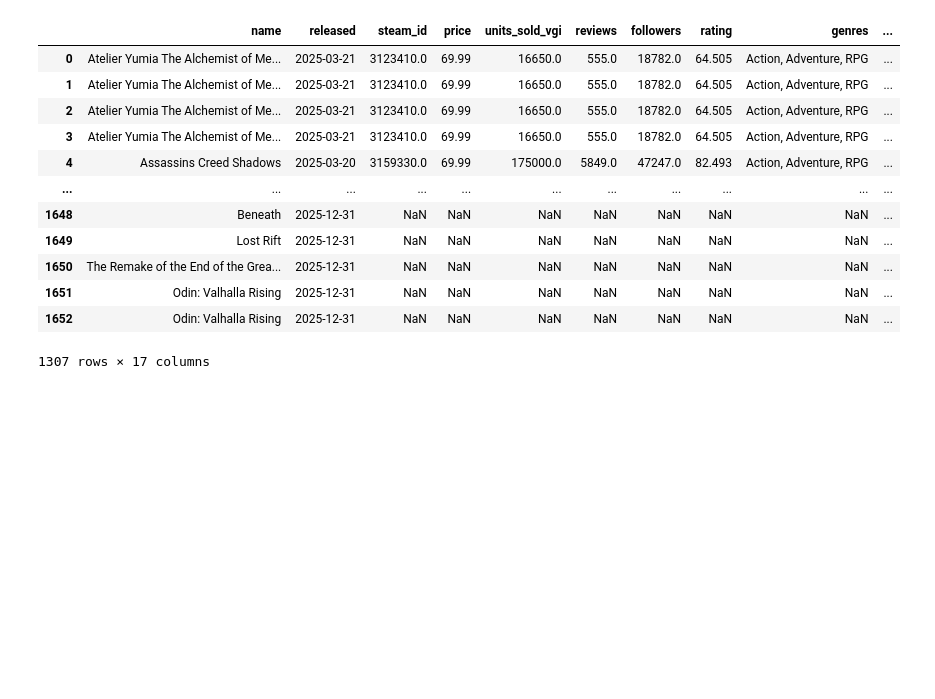
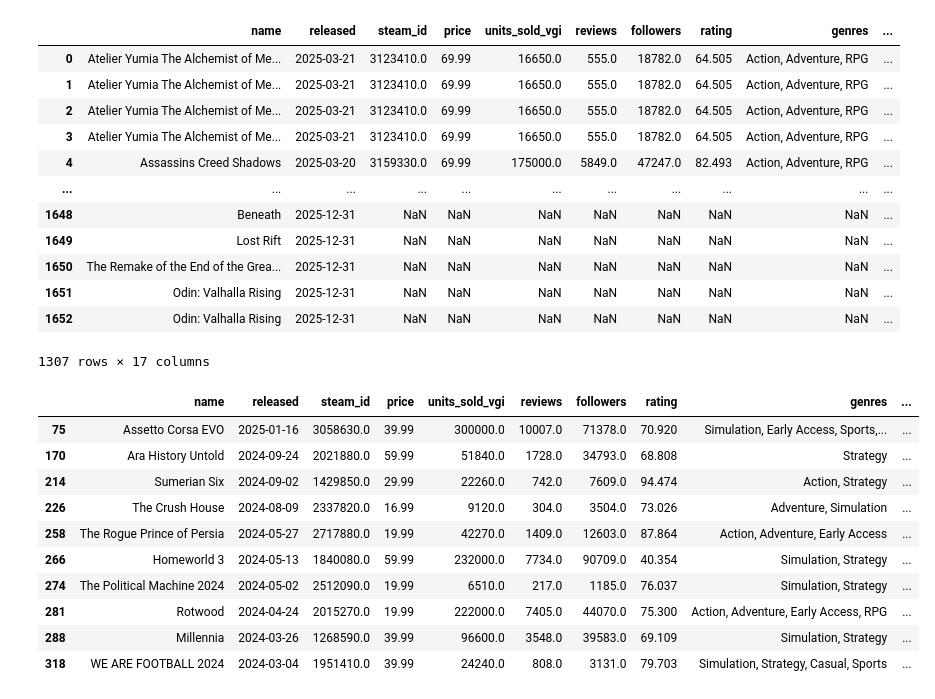
Before and after one commit to rublivsky/Room8Group, a Jupyter notebook: TestTask/Notebooks/split_platform.ipynb, the cells around one changed output. Drawn from its saved outputs; the diff is of its cells as text; code cells hidden in the pictures; blank space fills up the shorter version.

```diff
--- a/TestTask/Notebooks/split_platform.ipynb
+++ b/TestTask/Notebooks/split_platform.ipynb
@@ -98,0 +99,22 @@ df_platforms.to_csv('/home/redmoon/Documents/Dev/Room8Group/data/FinalMaybe.csv'
+# %%
+# Решение "Оружие": Фильтруем игры с жанром Action
+df_weapon = df_platforms[df_platforms['genre'] == 'Action']
+
+# Решение "Портирование": Фильтруем игры, которые доступны только на PC или только на консолях
+df_porting_pc = df_platforms[df_platforms['platforms'] == 'PC']
+df_porting_consoles = df_platforms[df_platforms['platforms'].isin(['PlayStation', 'Xbox', 'Mobile', 'Nintendo'])]
+
+# Решение "LiveOps": Создаем датафрейм для LiveOps (например, игры с большим количеством отзывов или активных пользователей)
+df_liveops = df_platforms[df_platforms['reviews'] > 100000]
+# %% [output]
+|  | name | released | steam_id | price | units_sold_vgi | reviews | followers | rating | genres | ... |
+| 75 | Assetto Corsa EVO | 2025-01-16 | 3058630.0 | 39.99 | 300000.0 | 10007.0 | 71378.0 | 70.920 | Simulation, Early Access, Sports,... | ... |
+| 170 | Ara History Untold | 2024-09-24 | 2021880.0 | 59.99 | 51840.0 | 1728.0 | 34793.0 | 68.808 | Strategy | ... |
+| 214 | Sumerian Six | 2024-09-02 | 1429850.0 | 29.99 | 22260.0 | 742.0 | 7609.0 | 94.474 | Action, Strategy | ... |
+| 226 | The Crush House | 2024-08-09 | 2337820.0 | 16.99 | 9120.0 | 304.0 | 3504.0 | 73.026 | Adventure, Simulation | ... |
+| 258 | The Rogue Prince of Persia | 2024-05-27 | 2717880.0 | 19.99 | 42270.0 | 1409.0 | 12603.0 | 87.864 | Action, Adventure, Early Access | ... |
+| 266 | Homeworld 3 | 2024-05-13 | 1840080.0 | 59.99 | 232000.0 | 7734.0 | 90709.0 | 40.354 | Simulation, Strategy | ... |
+| 274 | The Political Machine 2024 | 2024-05-02 | 2512090.0 | 19.99 | 6510.0 | 217.0 | 1185.0 | 76.037 | Simulation, Strategy | ... |
+| 281 | Rotwood | 2024-04-24 | 2015270.0 | 19.99 | 222000.0 | 7405.0 | 44070.0 | 75.300 | Action, Adventure, Early Access, RPG | ... |
+| 288 | Millennia | 2024-03-26 | 1268590.0 | 39.99 | 96600.0 | 3548.0 | 39583.0 | 69.109 | Simulation, Strategy | ... |
+| 318 | WE ARE FOOTBALL 2024 | 2024-03-04 | 1951410.0 | 39.99 | 24240.0 | 808.0 | 3131.0 | 79.703 | Simulation, Strategy, Casual, Sports | ... |
```
Also changed, not shown: parts of 2 cells of this notebook, 1 other file.
